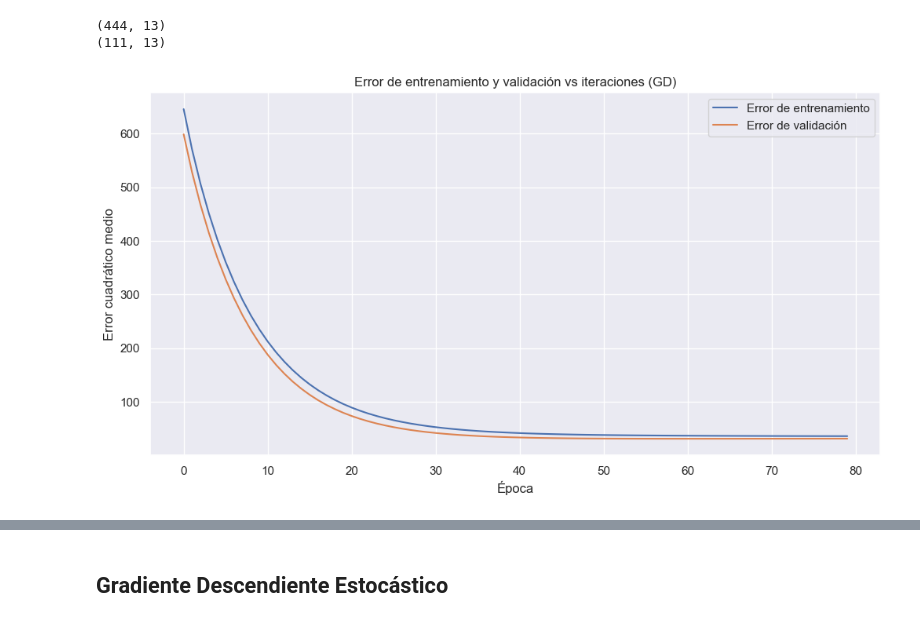
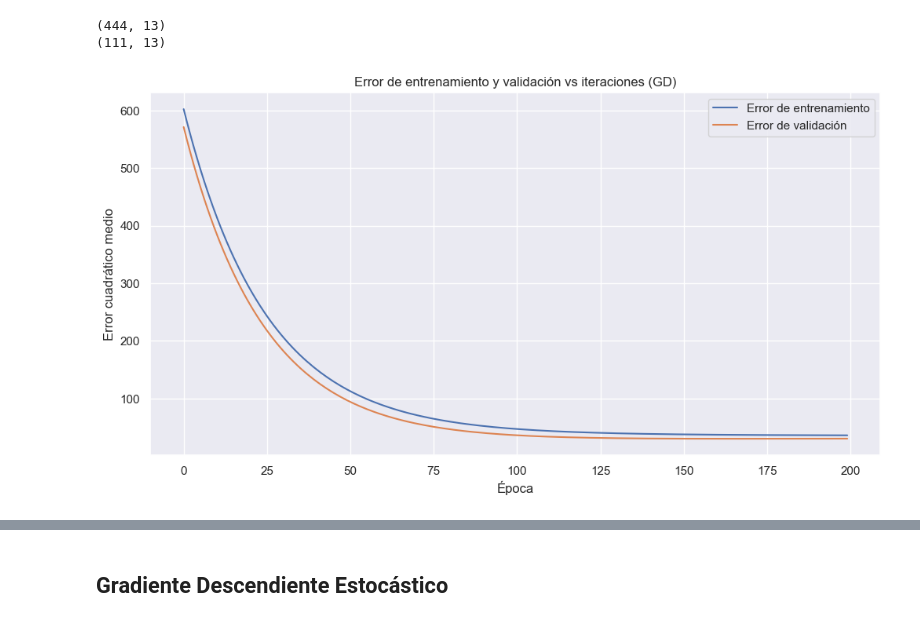
Before and after one commit to franciscoryb1/AA1-TUIA-RodriguezYBarros-Menescaldi-Britos, a Jupyter notebook: TP.ipynb, the cells around one changed output, grey strips where cells are left out. Cells and saved outputs as stored; diff of their text form; code cells hidden in the pictures.

```diff
--- a/TP.ipynb
+++ b/TP.ipynb
@@ -1028,6 +1048,6 @@ y_train = y_train.values.reshape(-1, 1)
 y_test = y_test.values.reshape(-1, 1)
 # %%
 # GRADIENTE DESCENDIENTE
-gd = gradient_descent(X_train_scaled, y_train, X_test_scaled, y_test, lr=0.03, epochs=80)
+gd = gradient_descent(X_train_scaled, y_train, X_test_scaled, y_test, lr=0.01, epochs=200)
 # %% [output]
-[figure, old version]
+[figure, new version]
```
Also changed, not shown: parts of 29 cells of this notebook.
